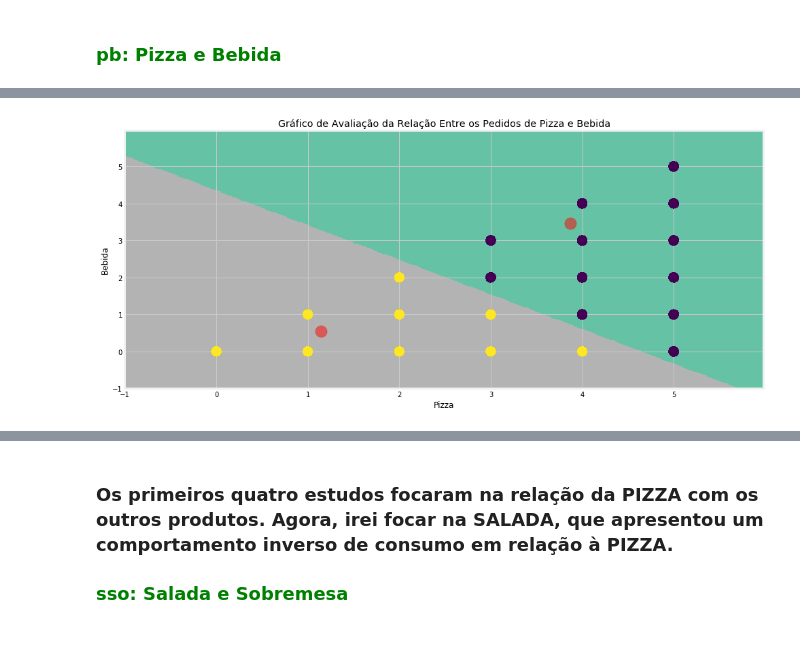
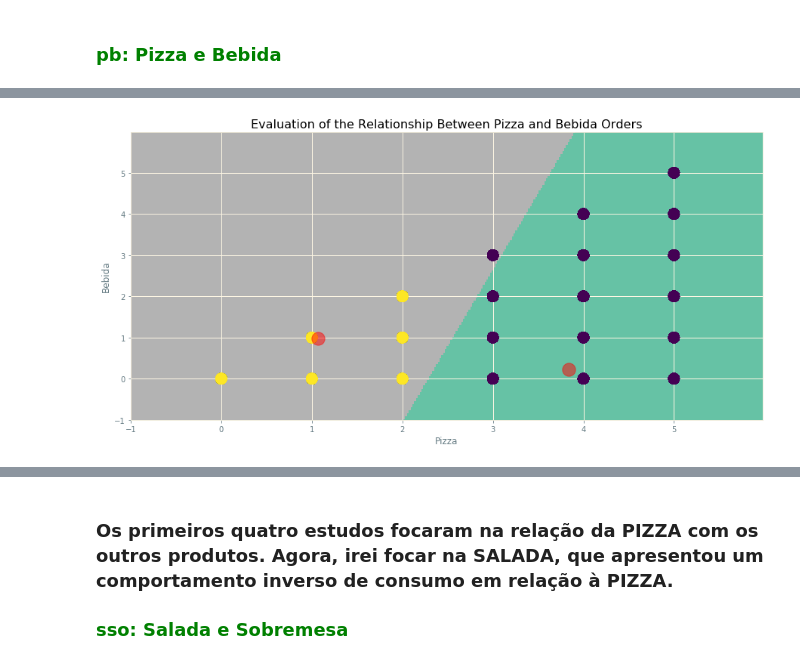
Before and after one commit to Dieljr/pythonDev, a Jupyter notebook: Segmentation_Customer.ipynb, the cells around one changed output, grey strips where cells are left out. Cells and saved outputs as stored; diff of their text form; code cells hidden in the pictures.

```diff
--- a/Segmentation_Customer.ipynb
+++ b/Segmentation_Customer.ipynb
@@ -18,7 +18,7 @@ import matplotlib as mpl
 import seaborn as sb
 
 from matplotlib import pyplot as plt
-plt.style.use('fivethirtyeight')
+plt.style.use('Solarize_Light2')
 plt.figure(1 , figsize = (15 , 6))
 %matplotlib inline
 
@@ -923,50 +872,49 @@ Wall time: 26.4 s
 # %%
-# Treinamento com 2 agrupamentos
-
+# Trainning with 2 clusters
 model_clusters = KMeans(n_clusters = 2,
                      init = 'random',
                      tol = 0.0001,
                      random_state = 590,
                      algorithm = 'elkan')
 
-# Treina o modelo para 2 agrupamentos
-model_clusters.fit(pb)
+# Trainning
+model_clusters.fit(ps)
 
-# extrair os centroídes
+# extract the centroids
 centros = model_clusters.cluster_centers_
 
-# extrair as labels
+# extract the labels
 labels = model_clusters.labels_
 # %%
-# criar gráficos com agrupamentos e centroides
+# Creating graphic with cluster and centroids
 
 # Plot
-# Parâmetros do Meshgrid
+# Meshgrid parameters
 h = 0.02
 x_min, x_max = pb[:, 0].min() - 1, pb[:, 0].max() + 1
 y_min, y_max = pb[:, 1].min() - 1, pb[:, 1].max() + 1
 xx, yy = np.meshgrid(np.arange(x_min, x_max, h), np.arange(y_min, y_max, h))
 
-## Cria modelo preditivo no Meshgrid
+## Create predictive model in the Meshgrid
 Z = model_clusters.predict(np.c_[xx.ravel(), yy.ravel()])
 plt.figure(1 , figsize = (15, 7) )
 plt.clf()
 Z = Z.reshape(xx.shape)
 
-# Plot da imagem
+# Plot image
 plt.imshow(Z,
            interpolation = 'nearest',
            extent = (xx.min(), xx.max(), yy.min(), yy.max()),
            cmap = plt.cm.Set2,
            aspect = 'auto',
            origin = 'lower')
 
-# Plot dos pontos de dados
+# Plot the data points
 plt.scatter(x = 'pizza', y = 'bebida', data = df_sample, c = labels, s = 200 )
 plt.scatter(x = centros[: , 0], y =  centros[: , 1], s = 300, c = 'red', alpha = 0.5)
 plt.xlabel('Pizza')
 plt.ylabel('Bebida')
-plt.title('Gráfico de Avaliação da Relação Entre os Pedidos de Pizza e Bebida')
+plt.title('Evaluation of the Relationship Between Pizza and Bebida Orders')
 plt.show()
 # %% [output]
-[figure, old version]
+[figure, new version]
```
Also changed, not shown: parts of 144 cells of this notebook.
